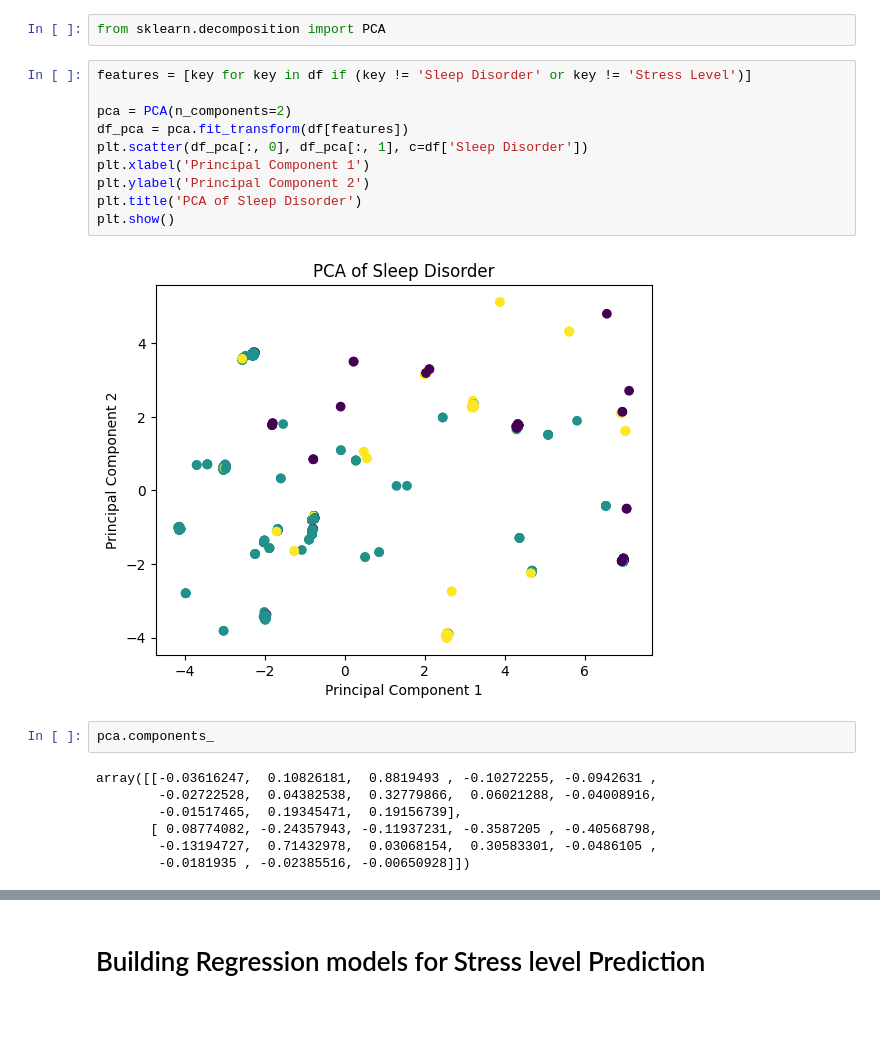
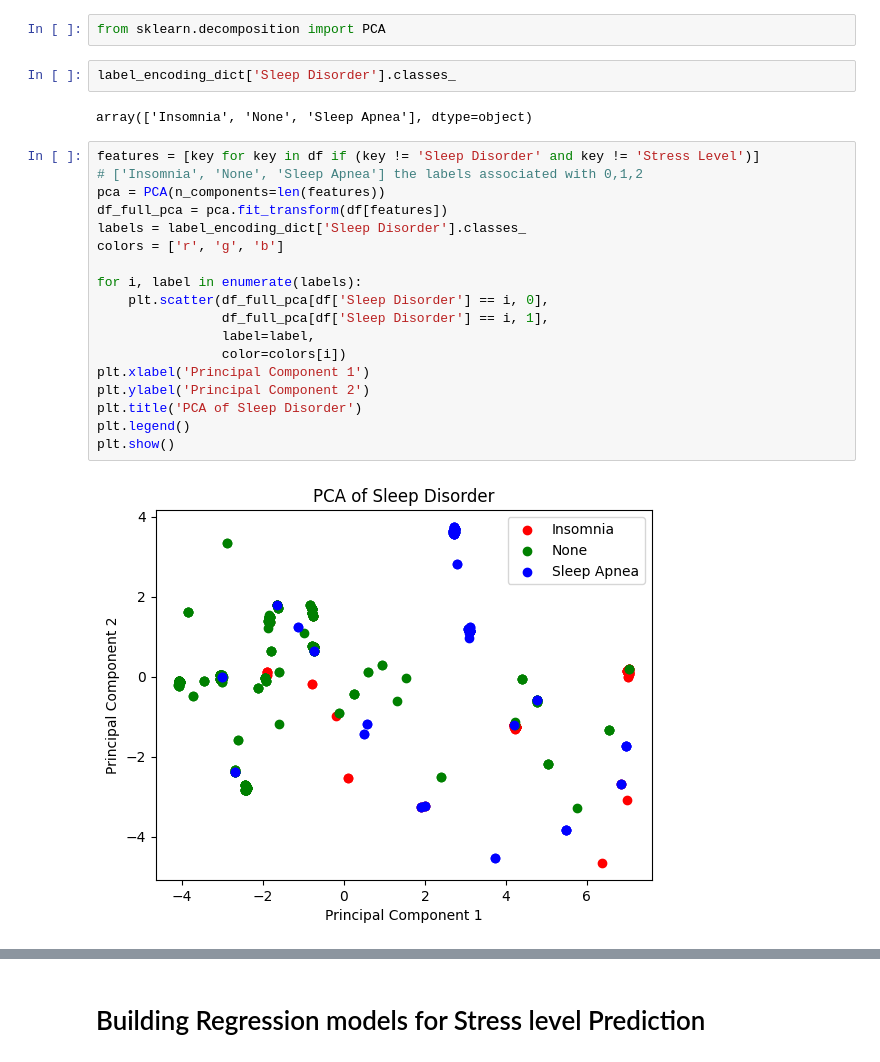
Before and after one commit to VISHNU-SHREERAM/ML-Project, a Jupyter notebook: midsem.ipynb, the cells around one changed output, grey strips where cells are left out. Saved outputs shown, nothing was run; the diff lists cells and outputs as text; blank space fills up the shorter version.

```diff
--- a/midsem.ipynb
+++ b/midsem.ipynb
@@ -274,24 +274,27 @@ df
 # Visualising clusters using Principal Component Analysis (PCA and Kernel PCA)
 # %%
 from sklearn.decomposition import PCA
+# %%
+label_encoding_dict['Sleep Disorder'].classes_
+# %% [output]
+array(['Insomnia', 'None', 'Sleep Apnea'], dtype=object)
 # %%
-features = [key for key in df if (key != 'Sleep Disorder' or key != 'Stress Level')]
+features = [key for key in df if (key != 'Sleep Disorder' and key != 'Stress Level')]
+# ['Insomnia', 'None', 'Sleep Apnea'] the labels associated with 0,1,2
+pca = PCA(n_components=len(features))
+df_full_pca = pca.fit_transform(df[features])
+labels = label_encoding_dict['Sleep Disorder'].classes_
+colors = ['r', 'g', 'b']
 
-pca = PCA(n_components=2)
-df_pca = pca.fit_transform(df[features])
-plt.scatter(df_pca[:, 0], df_pca[:, 1], c=df['Sleep Disorder'])
+for i, label in enumerate(labels):
+    plt.scatter(df_full_pca[df['Sleep Disorder'] == i, 0],
+                df_full_pca[df['Sleep Disorder'] == i, 1],
+                label=label,
+                color=colors[i])
 plt.xlabel('Principal Component 1')
 plt.ylabel('Principal Component 2')
 plt.title('PCA of Sleep Disorder')
+plt.legend()
 plt.show()
 # %% [output]
-[figure, old version]
+[figure, new version]
-# %%
-pca.components_
-# %% [output]
-array([[-0.03616247,  0.10826181,  0.8819493 , -0.10272255, -0.0942631 ,
-        -0.02722528,  0.04382538,  0.32779866,  0.06021288, -0.04008916,
-        -0.01517465,  0.19345471,  0.19156739],
-       [ 0.08774082, -0.24357943, -0.11937231, -0.3587205 , -0.40568798,
-        -0.13194727,  0.71432978,  0.03068154,  0.30583301, -0.0486105 ,
-        -0.0181935 , -0.02385516, -0.00650928]])
```
Also changed, not shown: parts of 8 cells of this notebook, 19 other files.
